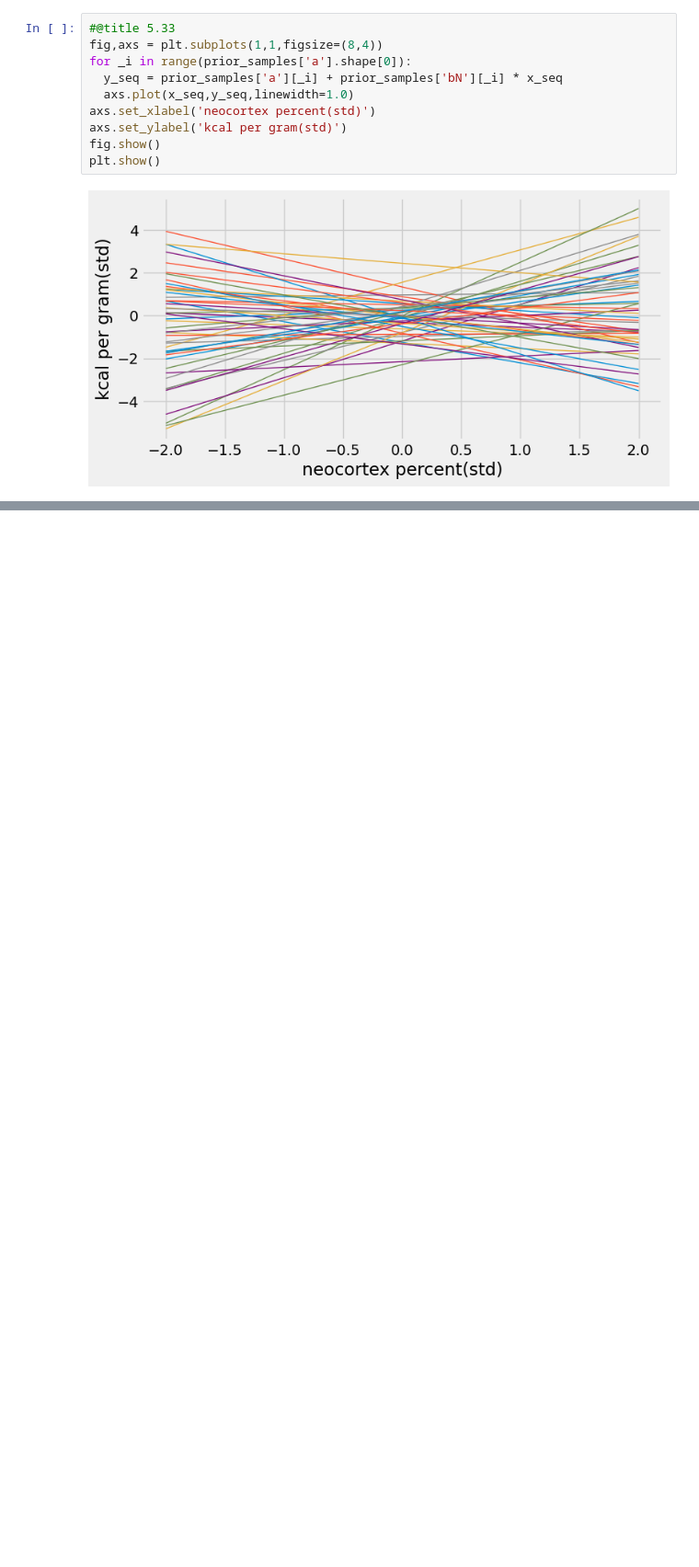
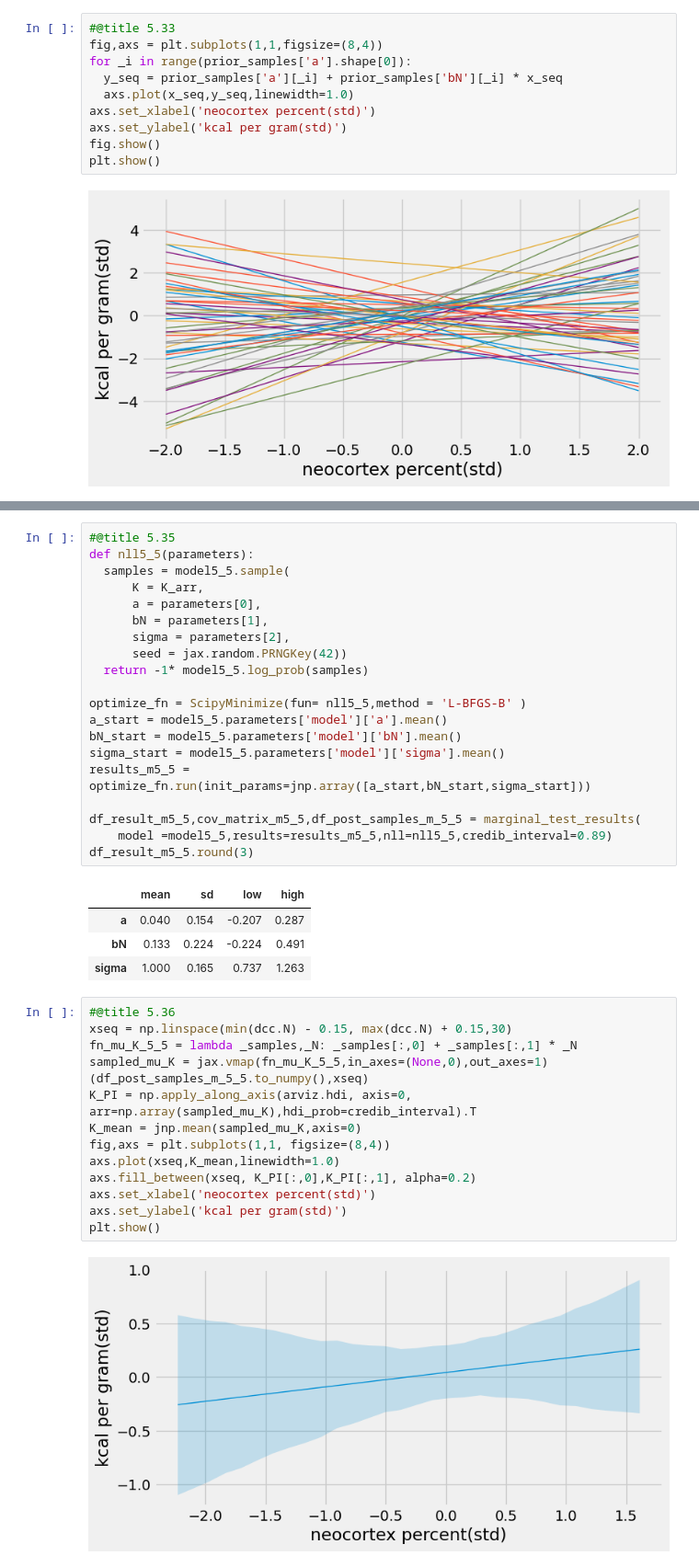
Before and after one commit to sushmit86/Statiistical_rethinking_jax, a Jupyter notebook: sushmit_05_geocentric_models.ipynb, the cells around one changed output, grey strips where cells are left out. Shown at 92% size. Saved outputs shown, nothing was run; the diff lists cells and outputs as text; blank space fills up the shorter version.

```diff
--- a/sushmit_05_geocentric_models.ipynb
+++ b/sushmit_05_geocentric_models.ipynb
@@ -695 +718,41 @@ plt.show()
+# %%
+#@title 5.35
+def nll5_5(parameters):
+  samples = model5_5.sample(
+      K = K_arr,
+      a = parameters[0],
+      bN = parameters[1],
+      sigma = parameters[2],
+      seed = jax.random.PRNGKey(42))
+  return -1* model5_5.log_prob(samples)
+
+optimize_fn = ScipyMinimize(fun= nll5_5,method = 'L-BFGS-B' )
+a_start = model5_5.parameters['model']['a'].mean()
+bN_start = model5_5.parameters['model']['bN'].mean()
+sigma_start = model5_5.parameters['model']['sigma'].mean()
+results_m5_5 = optimize_fn.run(init_params=jnp.array([a_start,bN_start,sigma_start]))
+
+df_result_m5_5,cov_matrix_m5_5,df_post_samples_m_5_5 = marginal_test_results(
+    model =model5_5,results=results_m5_5,nll=nll5_5,credib_interval=0.89)
+df_result_m5_5.round(3)
+# %% [output]
+|  | mean | sd | low | high |
+| a | 0.040 | 0.154 | -0.207 | 0.287 |
+| bN | 0.133 | 0.224 | -0.224 | 0.491 |
+| sigma | 1.000 | 0.165 | 0.737 | 1.263 |
+# %%
+#@title 5.36
+xseq = np.linspace(min(dcc.N) - 0.15, max(dcc.N) + 0.15,30)
+fn_mu_K_5_5 = lambda _samples,_N: _samples[:,0] + _samples[:,1] * _N
+sampled_mu_K = jax.vmap(fn_mu_K_5_5,in_axes=(None,0),out_axes=1)(df_post_samples_m_5_5.to_numpy(),xseq)
+K_PI = np.apply_along_axis(arviz.hdi, axis=0, arr=np.array(sampled_mu_K),hdi_prob=credib_interval).T
+K_mean = jnp.mean(sampled_mu_K,axis=0)
+fig,axs = plt.subplots(1,1, figsize=(8,4))
+axs.plot(xseq,K_mean,linewidth=1.0)
+axs.fill_between(xseq, K_PI[:,0],K_PI[:,1], alpha=0.2)
+axs.set_xlabel('neocortex percent(std)')
+axs.set_ylabel('kcal per gram(std)')
+plt.show()
+# %% [output]
+[figure, added]
 # %%
```
Also changed, not shown: parts of 26 cells of this notebook.
